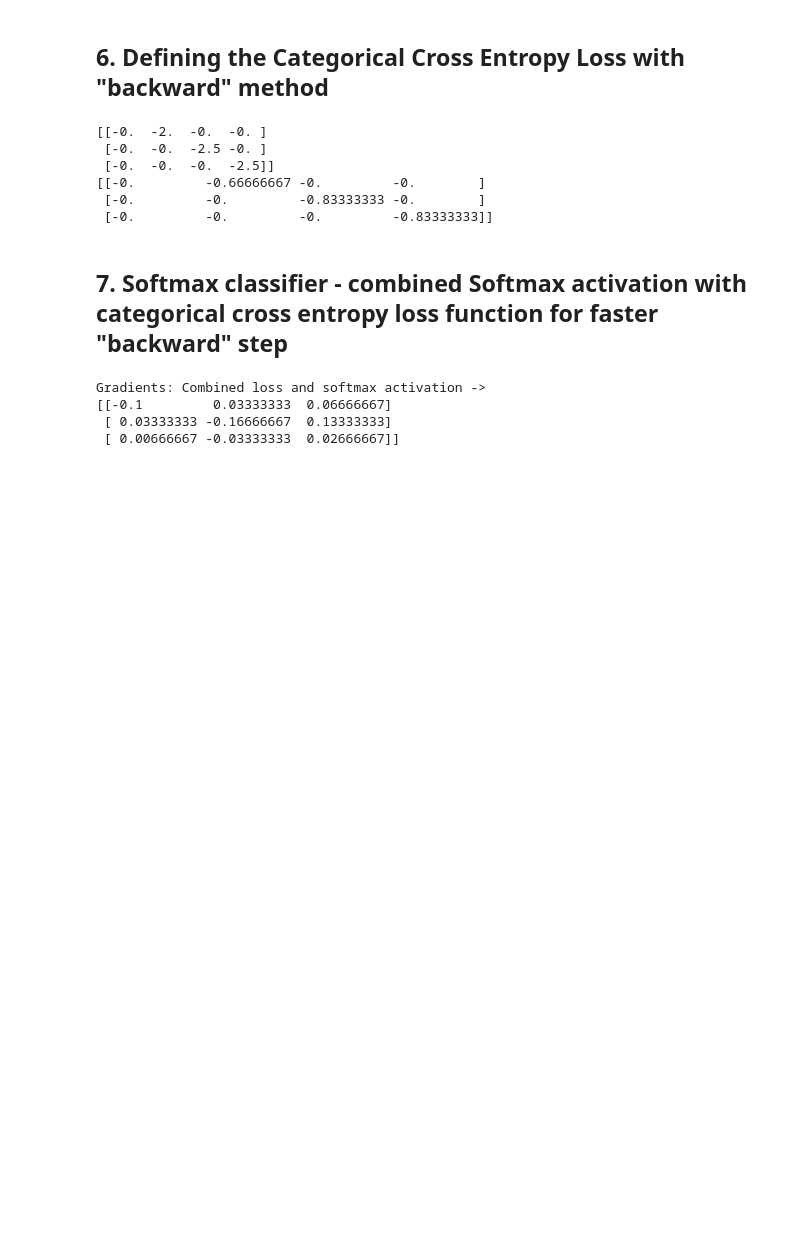
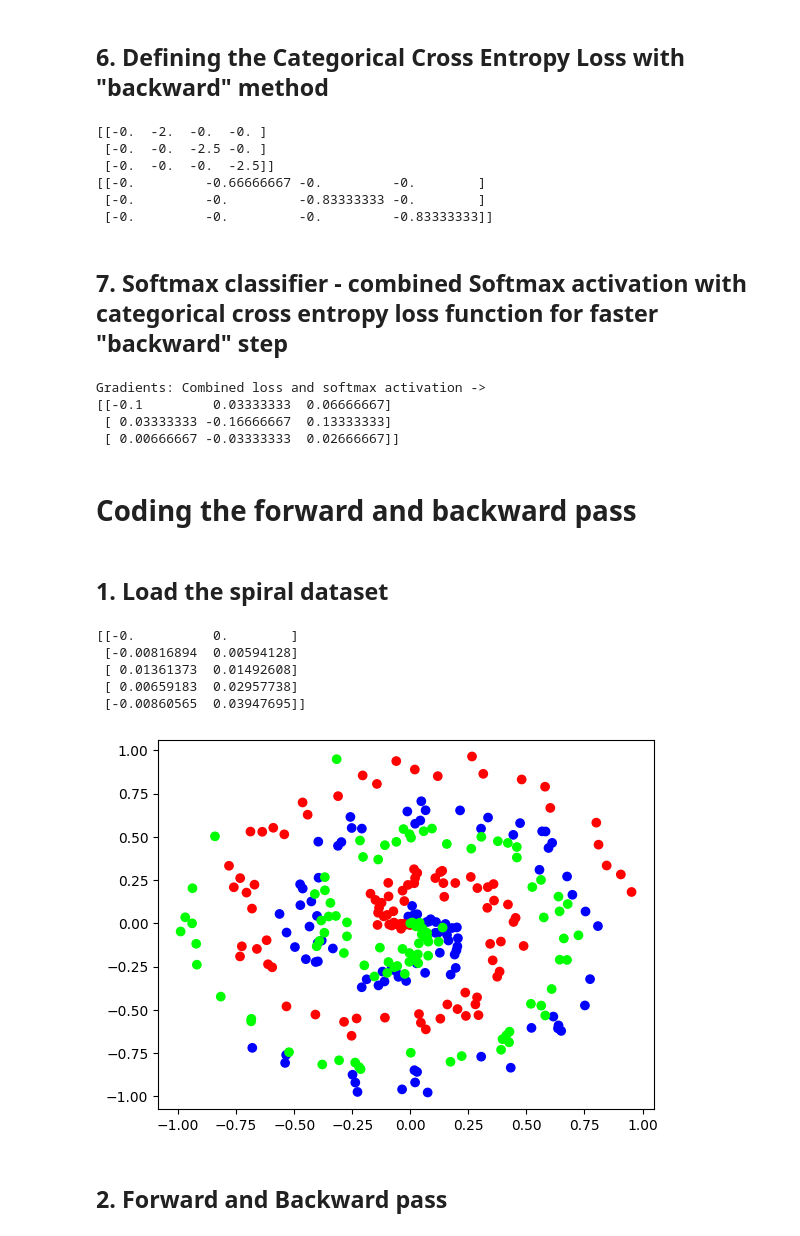
Before and after one commit to patilmanas04/Neural-Networks-from-Scratch, a Jupyter notebook: Backpropagation_and_coding_the_building_blocks_for_backpropagation.ipynb, the cells around one changed output. Saved outputs shown, nothing was run; the diff lists cells and outputs as text; code cells hidden in the pictures; blank space fills up the shorter version.

Commit message:
Code the forward and backward pass, gradient decent and update the weights and biases by using the building blocks of backpropagation

```diff
--- a/Backpropagation_and_coding_the_building_blocks_for_backpropagation.ipynb
+++ b/Backpropagation_and_coding_the_building_blocks_for_backpropagation.ipynb
@@ -175,3 +175,24 @@ Gradients: Combined loss and softmax activation ->
 [[-0.1         0.03333333  0.06666667]
  [ 0.03333333 -0.16666667  0.13333333]
  [ 0.00666667 -0.03333333  0.02666667]]
+# %% [markdown]
+# Coding the forward and backward pass
+# %% [markdown]
+## 1. Load the spiral dataset
+# %%
+from nnfs.datasets import spiral_data
+import matplotlib.pyplot as plt
+
+X, y = spiral_data(samples=100, classes=3)
+print(X[:5])
+plt.scatter(X[:, 0], X[:, 1], c=y, cmap="brg")
+plt.show()
+# %% [output]
+[[-0.          0.        ]
+ [-0.00816894  0.00594128]
+ [ 0.01361373  0.01492608]
+ [ 0.00659183  0.02957738]
+ [-0.00860565  0.03947695]]
+[figure, added]
+# %% [markdown]
+## 2. Forward and Backward pass
```
Also changed, not shown: parts of 7 cells of this notebook, 5 other files.
